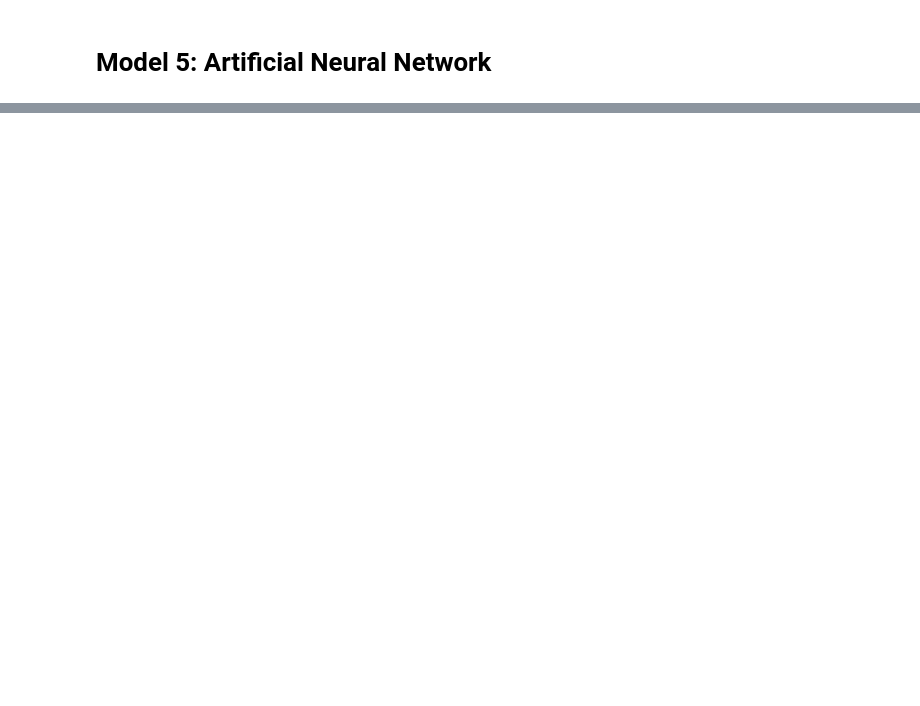
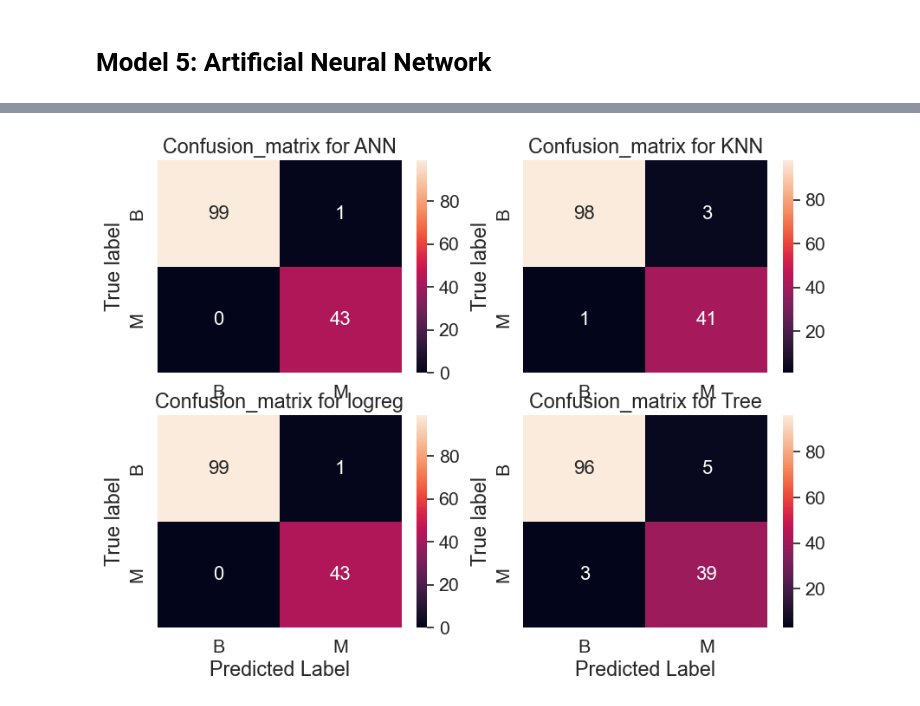
Before and after one commit to CarlaZdravkovicHugod/StatAI, a Jupyter notebook: breast_cancer.ipynb, the cells around one changed output, grey strips where cells are left out. Saved outputs shown, nothing was run; the diff lists cells and outputs as text; code cells hidden in the pictures; blank space fills up the shorter version.

```diff
--- a/breast_cancer.ipynb
+++ b/breast_cancer.ipynb
@@ -327,0 +418,47 @@ Artificial Neural Network accuracy scores: [0.96491228 0.92105263 0.92982456 0.9
+# %%
+from sklearn.metrics import confusion_matrix
+# Predicition for new data
+# result.predict(X_test)
+array = confusion_matrix(ANN_result.predict(X_test), y_test)
+import seaborn as sn
+import pandas as pd
+import matplotlib.pyplot as plt
+
+
+df_cm = pd.DataFrame(array, ['B', 'M'], ['B', 'M'])
+plt.figure(figsize=(10,7))
+plt.subplot(2,2,1)
+sn.set(font_scale=1.4) # for label size
+sn.heatmap(df_cm, annot=True, annot_kws={"size": 16}) # font size
+plt.ylabel('True label')
+plt.title('Confusion_matrix for ANN')
+
+array = confusion_matrix(KNN_result.predict(X_test), y_test)
+df_cm = pd.DataFrame(array, ['B', 'M'], ['B', 'M'])
+plt.subplot(2,2,2)
+sn.set(font_scale=1.4) # for label size
+sn.heatmap(df_cm, annot=True, annot_kws={"size": 16}) # font size
+plt.ylabel('True label')
+plt.title('Confusion_matrix for KNN')
+
+array = confusion_matrix(logreg_result.predict(X_test), y_test)
+df_cm = pd.DataFrame(array, ['B', 'M'], ['B', 'M'])
+plt.subplot(2,2,3)
+sn.set(font_scale=1.4) # for label size
+sn.heatmap(df_cm, annot=True, annot_kws={"size": 16}) # font size
+plt.xlabel('Predicted Label')
+plt.ylabel('True label')
+plt.title('Confusion_matrix for logreg')
+
+array = confusion_matrix(tree_result.predict(X_test), y_test)
+df_cm = pd.DataFrame(array, ['B', 'M'], ['B', 'M'])
+plt.subplot(2,2,4)
+sn.set(font_scale=1.4) # for label size
+sn.heatmap(df_cm, annot=True, annot_kws={"size": 16}) # font size
+plt.xlabel('Predicted Label')
+plt.ylabel('True label')
+plt.title('Confusion_matrix for Tree')
+
+plt.show()
+# %% [output]
+[figure, added]
```
Also changed, not shown: parts of 15 cells of this notebook.
